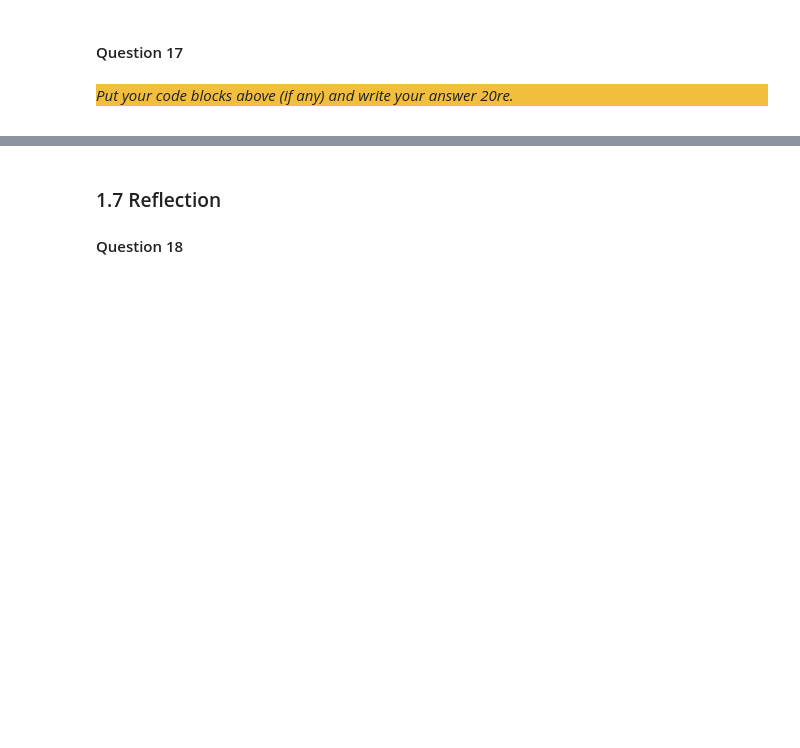
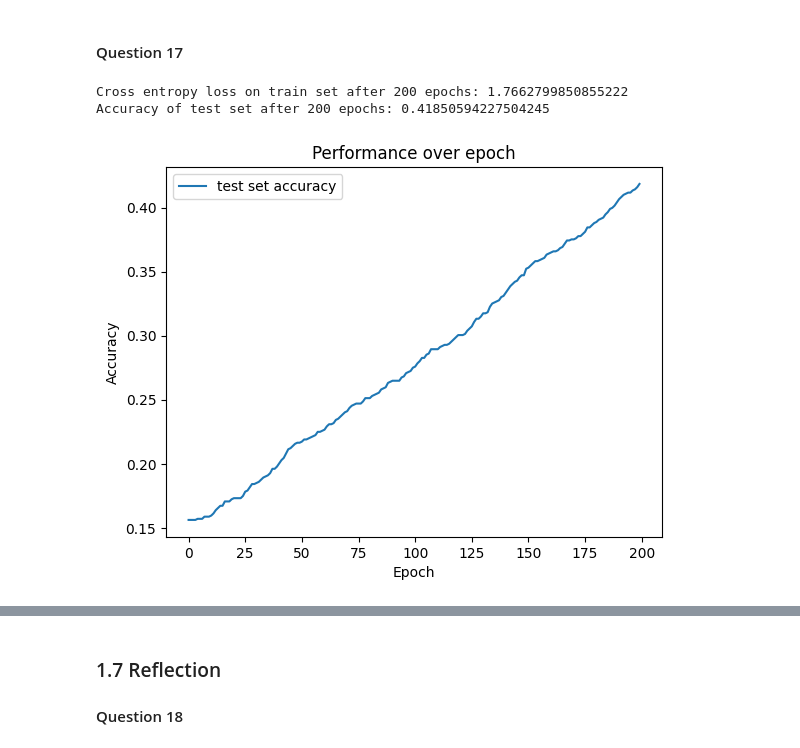
Before and after one commit to fusiatique/ci-assignments, a Jupyter notebook: Assignment_1_ANN/src/Main.ipynb, the cells around one changed output, grey strips where cells are left out. Saved outputs shown, nothing was run; the diff lists cells and outputs as text; code cells hidden in the pictures; blank space fills up the shorter version.

```diff
--- a/Assignment_1_ANN/src/Main.ipynb
+++ b/Assignment_1_ANN/src/Main.ipynb
@@ -814,8 +893,2 @@ _Put your code blocks above (if any) and write your answer 20re._
 # %% [markdown]
 #### Question 17
-# %% [markdown]
-<div style="background-color:#f1be3e">
-
-_Put your code blocks above (if any) and write your answer 20re._
-
-</div>
@@ -827,0 +895,36 @@ with open("01_classes.txt", "w") as f:
+# %%
+# Training and testing with the hyper-parameters found with Grid search.
+# hidden layer = 1, size = 20, activation = identity, epochs = 200, learning_rate = 0.005
+hidden_size = 20
+optimal_net = Network([10, hidden_size, 7], 3, True)
+
+val_accs = []
+
+# train network with Toolbox hyper-parameters
+for _ in range(200):
+    train_loss, _ = train(optimal_net, train_x, train_y, Loss, 0.005, 0)
+    _, val_acc = evaluate(optimal_net, val_x, val_y, Loss)
+
+    val_accs.append(val_acc)
+
+# train loss
+final_train_loss_string = f"Cross entropy loss on train set after 200 epochs: {train_loss}"
+print(final_train_loss_string)
+
+# validation accuracy
+final_val_acc = val_accs[len(val_accs) - 1]
+final_val_acc_string = f"Accuracy of test set after 200 epochs: {final_val_acc}"
+print(final_val_acc_string)
+
+# accuracy plotting
+plt.figure()
+plt.plot(val_accs, label = 'test set accuracy')
+plt.legend()
+plt.title("Performance over epoch")
+plt.xlabel("Epoch")
+plt.ylabel("Accuracy")
+plt.show()
+# %% [output]
+Cross entropy loss on train set after 200 epochs: 1.7662799850855222
+Accuracy of test set after 200 epochs: 0.41850594227504245
+[figure, added]
```
Also changed, not shown: parts of 17 cells of this notebook, 3 other files.
